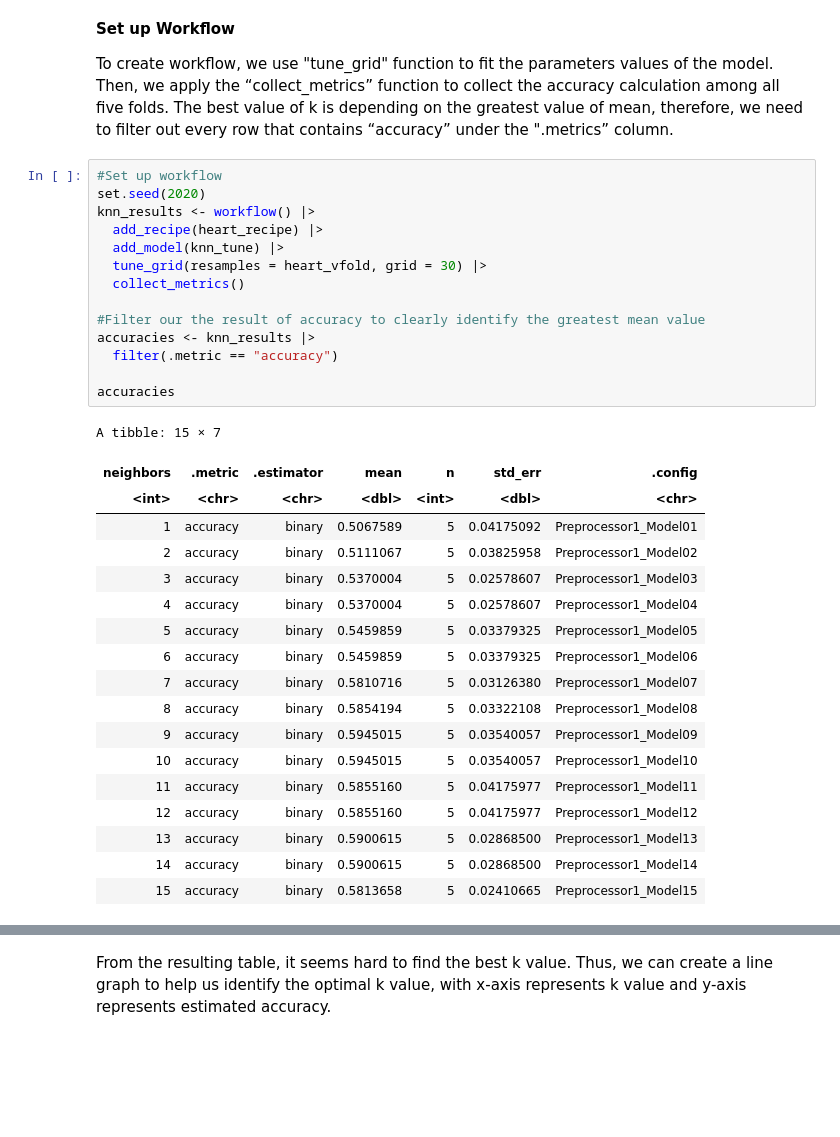
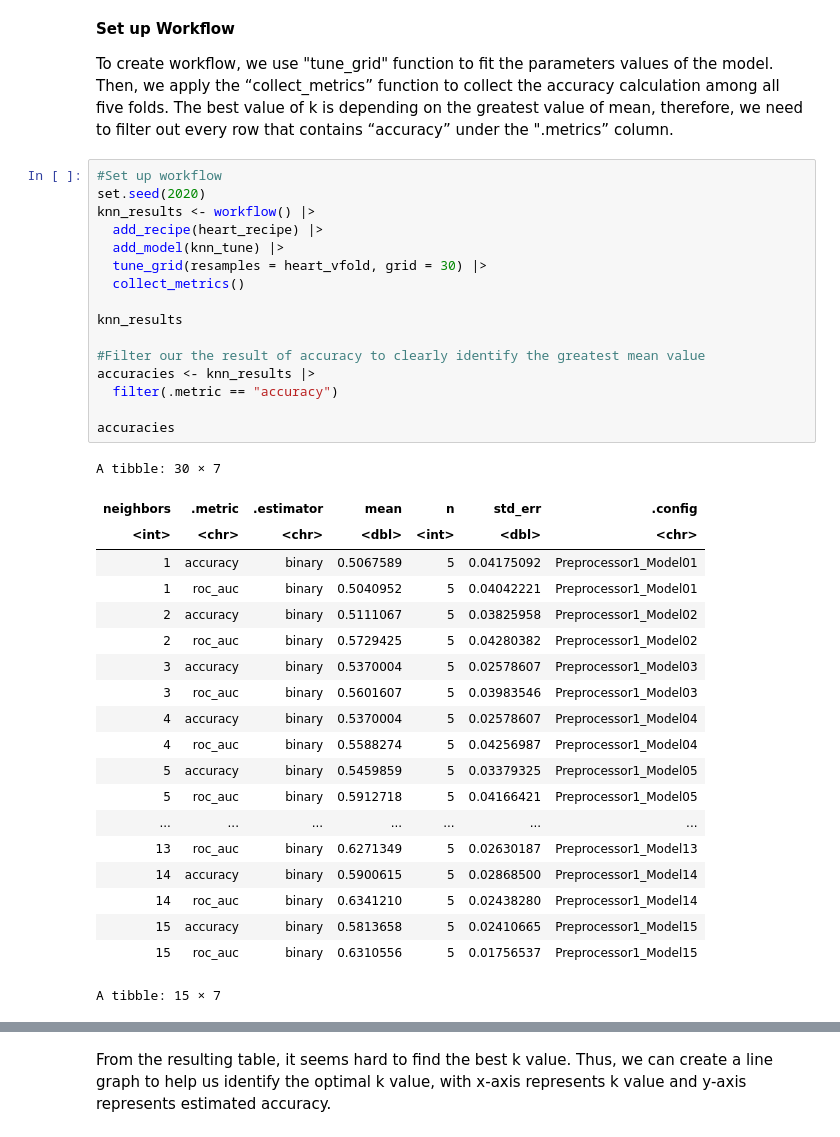
Before and after one commit to ywang550/dsci100project, a Jupyter notebook: Final Project.ipynb, the cells around one changed output, grey strips where cells are left out. Cells and saved outputs as stored; diff of their text form; blank space fills up the shorter version.

```diff
--- a/Final Project.ipynb
+++ b/Final Project.ipynb
@@ -202,33 +202,37 @@ To create workflow, we use "tune_grid" function to fit the parameters values of
 # %%
 #Set up workflow
 set.seed(2020)
 knn_results <- workflow() |>
   add_recipe(heart_recipe) |>
   add_model(knn_tune) |>
   tune_grid(resamples = heart_vfold, grid = 30) |>
   collect_metrics()
 
+knn_results
+
 #Filter our the result of accuracy to clearly identify the greatest mean value
 accuracies <- knn_results |>
   filter(.metric == "accuracy")
 
 accuracies
 # %% [output]
-A tibble: 15 × 7
+A tibble: 30 × 7
 | neighbors | .metric | .estimator | mean | n | std_err | .config |
 | <int> | <chr> | <chr> | <dbl> | <int> | <dbl> | <chr> |
 | 1 | accuracy | binary | 0.5067589 | 5 | 0.04175092 | Preprocessor1_Model01 |
+| 1 | roc_auc | binary | 0.5040952 | 5 | 0.04042221 | Preprocessor1_Model01 |
 | 2 | accuracy | binary | 0.5111067 | 5 | 0.03825958 | Preprocessor1_Model02 |
+| 2 | roc_auc | binary | 0.5729425 | 5 | 0.04280382 | Preprocessor1_Model02 |
 | 3 | accuracy | binary | 0.5370004 | 5 | 0.02578607 | Preprocessor1_Model03 |
+| 3 | roc_auc | binary | 0.5601607 | 5 | 0.03983546 | Preprocessor1_Model03 |
 | 4 | accuracy | binary | 0.5370004 | 5 | 0.02578607 | Preprocessor1_Model04 |
+| 4 | roc_auc | binary | 0.5588274 | 5 | 0.04256987 | Preprocessor1_Model04 |
 | 5 | accuracy | binary | 0.5459859 | 5 | 0.03379325 | Preprocessor1_Model05 |
-| 6 | accuracy | binary | 0.5459859 | 5 | 0.03379325 | Preprocessor1_Model06 |
-| 7 | accuracy | binary | 0.5810716 | 5 | 0.03126380 | Preprocessor1_Model07 |
-| 8 | accuracy | binary | 0.5854194 | 5 | 0.03322108 | Preprocessor1_Model08 |
-| 9 | accuracy | binary | 0.5945015 | 5 | 0.03540057 | Preprocessor1_Model09 |
-| 10 | accuracy | binary | 0.5945015 | 5 | 0.03540057 | Preprocessor1_Model10 |
-| 11 | accuracy | binary | 0.5855160 | 5 | 0.04175977 | Preprocessor1_Model11 |
-| 12 | accuracy | binary | 0.5855160 | 5 | 0.04175977 | Preprocessor1_Model12 |
-| 13 | accuracy | binary | 0.5900615 | 5 | 0.02868500 | Preprocessor1_Model13 |
+| 5 | roc_auc | binary | 0.5912718 | 5 | 0.04166421 | Preprocessor1_Model05 |
+| ... | ... | ... | ... | ... | ... | ... |
+| 13 | roc_auc | binary | 0.6271349 | 5 | 0.02630187 | Preprocessor1_Model13 |
 | 14 | accuracy | binary | 0.5900615 | 5 | 0.02868500 | Preprocessor1_Model14 |
+| 14 | roc_auc | binary | 0.6341210 | 5 | 0.02438280 | Preprocessor1_Model14 |
 | 15 | accuracy | binary | 0.5813658 | 5 | 0.02410665 | Preprocessor1_Model15 |
+| 15 | roc_auc | binary | 0.6310556 | 5 | 0.01756537 | Preprocessor1_Model15 |
+A tibble: 15 × 7
```
Also changed, not shown: parts of 3 cells of this notebook, 1 other file.
